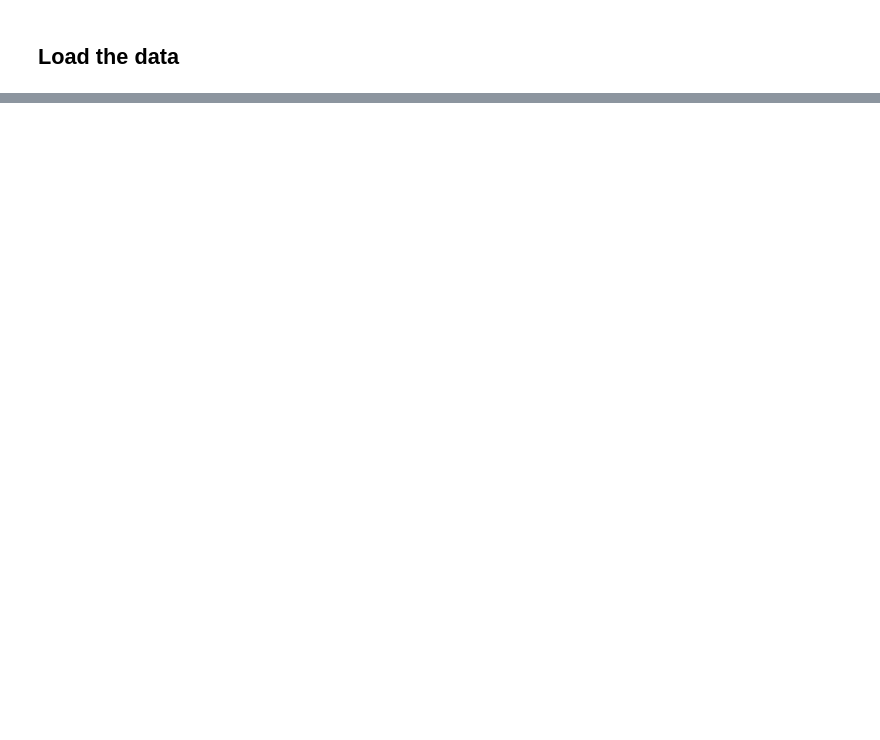
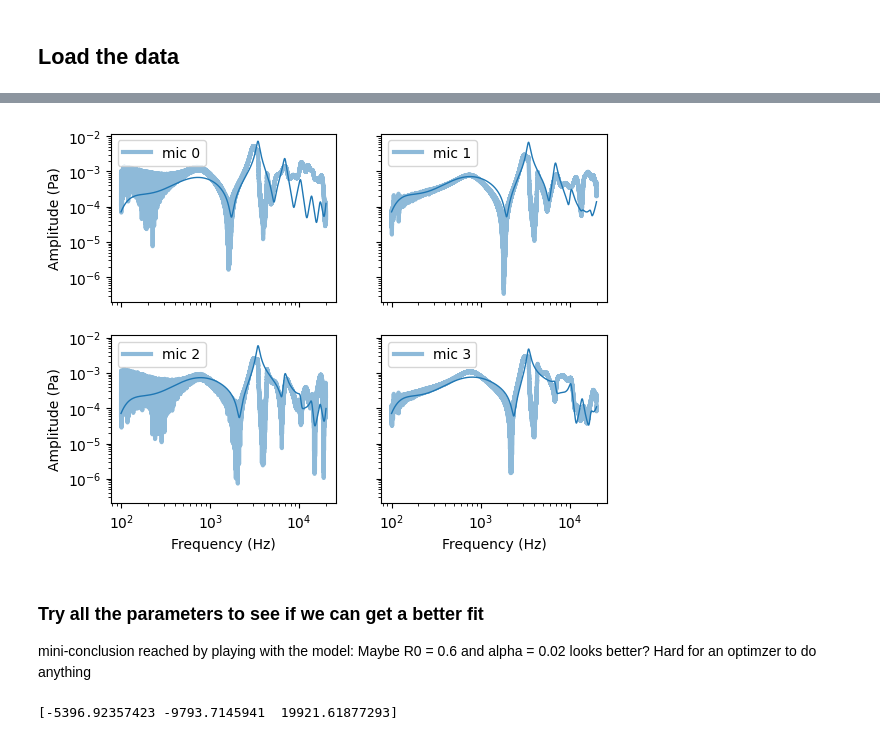
Before and after one commit to Tympan/auren-python, a Jupyter notebook: jupyter_notebooks/2024-02-23_owai_calibration_0.ipynb, the cells around one changed output, grey strips where cells are left out. Cells and saved outputs as stored; diff of their text form; code cells hidden in the pictures; blank space fills up the shorter version.

```diff
--- a/jupyter_notebooks/2024-02-23_owai_calibration_0.ipynb
+++ b/jupyter_notebooks/2024-02-23_owai_calibration_0.ipynb
@@ -851,6 +851,7 @@ mic_polyval0 = np.stack([10 ** np.polyval(mic_polydata0[i], np.log10(f_mic[0].ma
 mic_polyval1 = np.stack([10 ** np.polyval(mic_polydata1[i], np.log10(f_mic[0].magnitude)) for i in range(4)], axis=0)
 
 calibration_data["mic"] = mic_polydata1
+calibration_data["mic_lambda"] = lambda f, poly: 10 ** np.polyval(poly, np.log10(f))
 calibration_data["mic_at_f_mic"] = mic_polyval1
 calibration_data["f_mic"] = f_mic
 # %%
@@ -888,0 +944,57 @@ plt.show()
+# %%
+# Create the initial theoretical pressures
+tubes = []
+p_theory0 = []
+for i in range(len(cavern_ids)):
+    nominal_pa = calibration_data['speaker_lambda'](f_mic[i].magnitude, calibration_data['speaker'])[None]
+    R0 = calibration_data['R0']
+    RL = calibration_data['RL']
+    tube = StraightTube(L=ls[i], R0=R0, RL=RL, P0=nominal_pa, PL=0.0)
+    tube.absorption_loss = calibration_data["speaker_absorption"].mean()
+    my_p_theory0 = tube.p(f_mic[i][None], x_mic[:, None])
+    p_theory0.append(my_p_theory0)
+p_theory0 = np.stack(p_theory0, axis=0)
+# %%
+# Apply mic calibration
+p_mic_cal = np.zeros_like(p_mic)
+for i in range(len(cavern_ids)):
+    p_mic_cal[i] = p_mic[i] * calibration_data['mic_lambda'](f_mic[i].magnitude, calibration_data['mic'][i])
+# %%
+fig, ax = plt.subplots(2, 2, sharex=True, sharey=True)
+tn = 3
+for i in range(2):
+    for j in range(2):
+        ii = i * 2 + j
+        ax[i,j].loglog(f_mic[0], np.abs(p_mic_cal[tn, ii]).T, label="mic %d" % ii, alpha=0.5, lw=3)
+        ax[i,j].set_prop_cycle(None)
+        ax[i,j].loglog(f_mic[0], np.abs(p_theory0[tn, ii]).T, '-', lw=1)
+        ax[i,j].legend()
+    ax[1, 0].set_xlabel("Frequency (Hz)")
+    ax[1, 1].set_xlabel("Frequency (Hz)")
+    ax[0, 0].set_ylabel("Amplitude (Pa)")
+    ax[1, 0].set_ylabel("Amplitude (Pa)")
+plt.show()
+# %% [output]
+[figure, added]
+# %% [markdown]
+### Try all the parameters to see if we can get a better fit
+mini-conclusion reached by playing with the model: Maybe R0 = 0.6 and alpha = 0.02 looks better? Hard for an optimzer to do anything
+# %%
+# Let's optimize the snot out of one mic and one channel
+def cost(x, tube, l, xp, f, p_ref):
+    R0, RL, alpha = x
+    tube.absorption_loss = alpha
+    tube.L = l
+    tube.R0 = R0
+    tube.RL = RL
+    p_theory = np.abs(tube.p(f, xp))
+    return np.linalg.norm(np.log10(p_ref) - np.log10(p_theory))
+tube.P0 = calibration_data['speaker_lambda'](f_mic[i].magnitude, calibration_data['speaker'])[None]
+resl = optimize.minimize(
+    cost,
+    [0.999, 0.999, calibration_data["speaker_absorption"].mean()],
+    args=(tube, ls[-1], x_mic[-1], f_mic[-1], np.abs(p_mic[-1, -1])), method="CG")
+
+print(resl.x)
+# %% [output]
+[-5396.92357423 -9793.7145941  19921.61877293]
```
Also changed, not shown: parts of 23 cells of this notebook, 5 other files.
